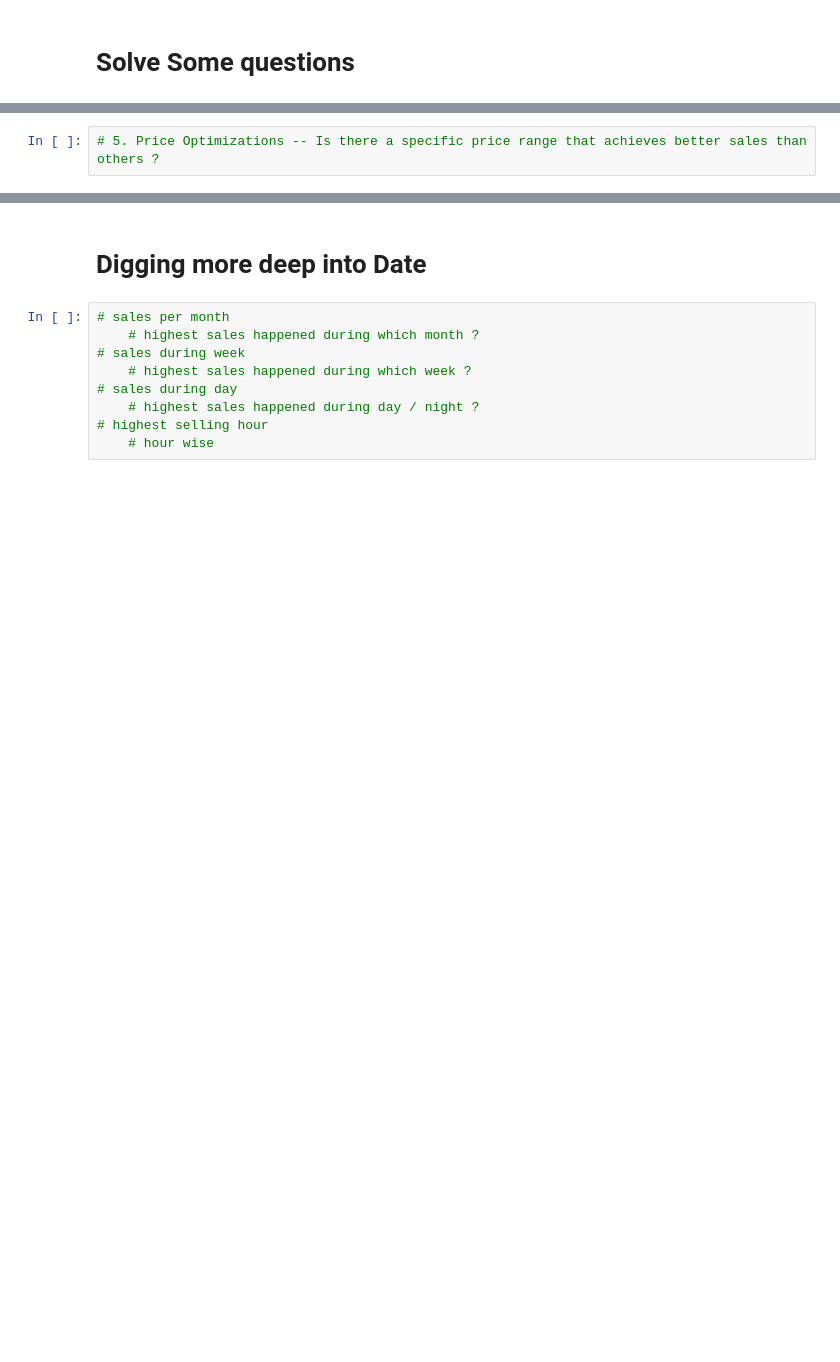
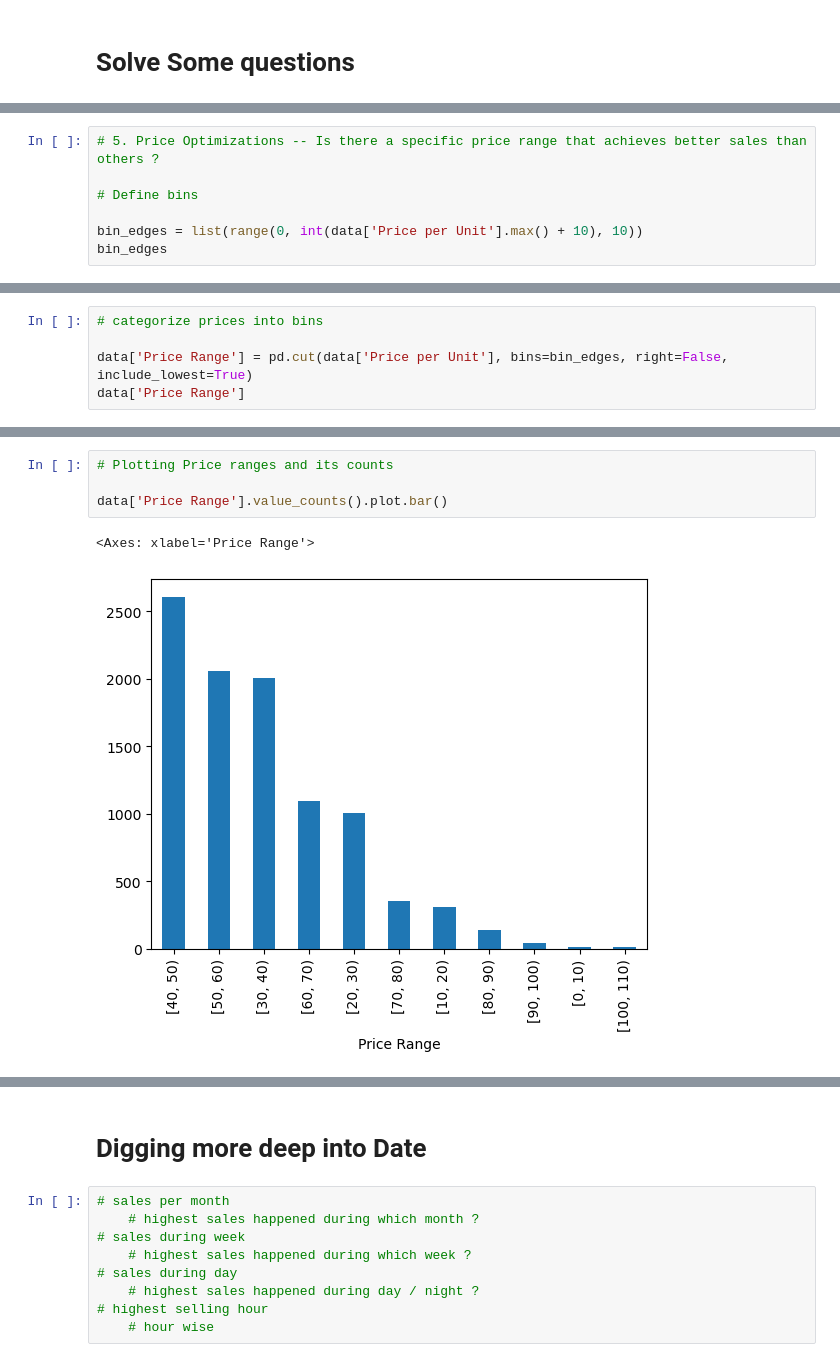
Before and after one commit to Deadlock-dotted/Machine-Learning-Projects, a Jupyter notebook: Adidas_Sales_Analysis/Addidas_Sales_Analysis.ipynb, the cells around one changed output, grey strips where cells are left out. Cells and saved outputs as stored; diff of their text form; blank space fills up the shorter version.

Commit message:
Finding the price range of the products which made the highest sales

```diff
--- a/Adidas_Sales_Analysis/Addidas_Sales_Analysis.ipynb
+++ b/Adidas_Sales_Analysis/Addidas_Sales_Analysis.ipynb
@@ -223,2 +265,7 @@ data.groupby(['Sales Method'])[['Operating Profit', 'Operating Margin']].sum().r
 # %%
 # 5. Price Optimizations -- Is there a specific price range that achieves better sales than others ?
+
+# Define bins
+
+bin_edges = list(range(0, int(data['Price per Unit'].max() + 10), 10))
+bin_edges
@@ -224,0 +274,5 @@ data.groupby(['Sales Method'])[['Operating Profit', 'Operating Margin']].sum().r
+# %%
+# categorize prices into bins
+
+data['Price Range'] = pd.cut(data['Price per Unit'], bins=bin_edges, right=False, include_lowest=True)
+data['Price Range']
@@ -224,0 +293,7 @@ data.groupby(['Sales Method'])[['Operating Profit', 'Operating Margin']].sum().r
+# %%
+# Plotting Price ranges and its counts
+
+data['Price Range'].value_counts().plot.bar()
+# %% [output]
+<Axes: xlabel='Price Range'>
+[figure, added]
```
Also changed, not shown: parts of 12 cells of this notebook.
